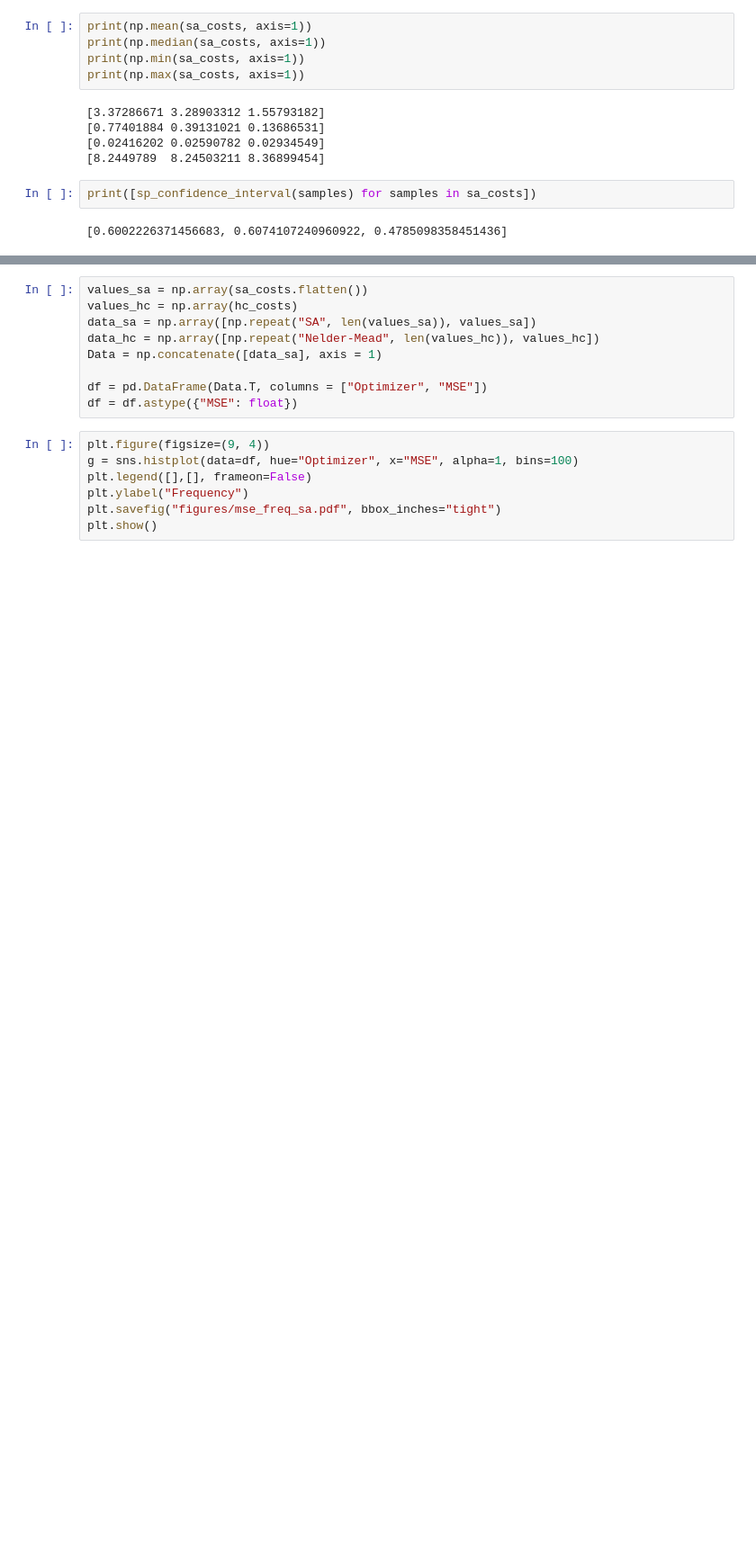
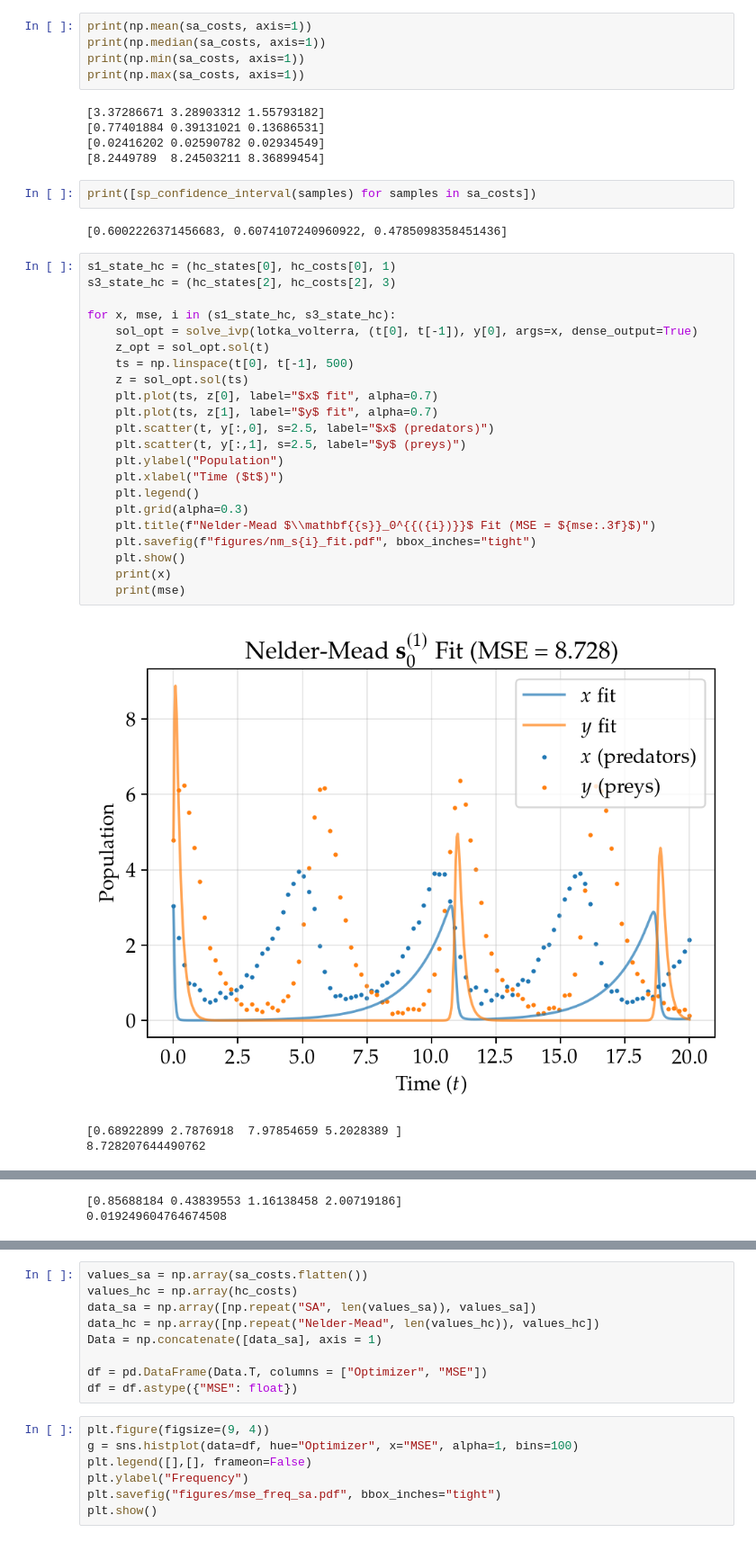
Before and after one commit to Maloup/stochastic-simulation-assignment3, a Jupyter notebook: Local vs SA optimization.ipynb, the cells around one changed output, grey strips where cells are left out. Shown: that part at 90% size. Saved outputs shown, nothing was run; the diff lists cells and outputs as text; blank space fills up the shorter version.

Commit message:
Fit visualizations SA and NM

```diff
--- a/Local vs SA optimization.ipynb
+++ b/Local vs SA optimization.ipynb
@@ -169,3 +170,29 @@ print(np.max(sa_costs, axis=1))
 print([sp_confidence_interval(samples) for samples in sa_costs])
 # %% [output]
 [0.6002226371456683, 0.6074107240960922, 0.4785098358451436]
+# %%
+s1_state_hc = (hc_states[0], hc_costs[0], 1)
+s3_state_hc = (hc_states[2], hc_costs[2], 3)
+
+for x, mse, i in (s1_state_hc, s3_state_hc):
+    sol_opt = solve_ivp(lotka_volterra, (t[0], t[-1]), y[0], args=x, dense_output=True)
+    z_opt = sol_opt.sol(t)
+    ts = np.linspace(t[0], t[-1], 500)
+    z = sol_opt.sol(ts)
+    plt.plot(ts, z[0], label="$x$ fit", alpha=0.7)
+    plt.plot(ts, z[1], label="$y$ fit", alpha=0.7)
+    plt.scatter(t, y[:,0], s=2.5, label="$x$ (predators)")
+    plt.scatter(t, y[:,1], s=2.5, label="$y$ (preys)")
+    plt.ylabel("Population")
+    plt.xlabel("Time ($t$)")
+    plt.legend()
+    plt.grid(alpha=0.3)
+    plt.title(f"Nelder-Mead $\\mathbf{{s}}_0^{{({i})}}$ Fit (MSE = ${mse:.3f}$)")
+    plt.savefig(f"figures/nm_s{i}_fit.pdf", bbox_inches="tight")
+    plt.show()
+    print(x)
+    print(mse)
+# %% [output]
+[figure, added]
+[0.68922899 2.7876918  7.97854659 5.2028389 ]
+8.728207644490762
@@ -171,0 +200,2 @@ print([sp_confidence_interval(samples) for samples in sa_costs])
+[0.85688184 0.43839553 1.16138458 2.00719186]
+0.019249604764674508
```
Also changed, not shown: parts of 5 cells of this notebook, 4 other files.
